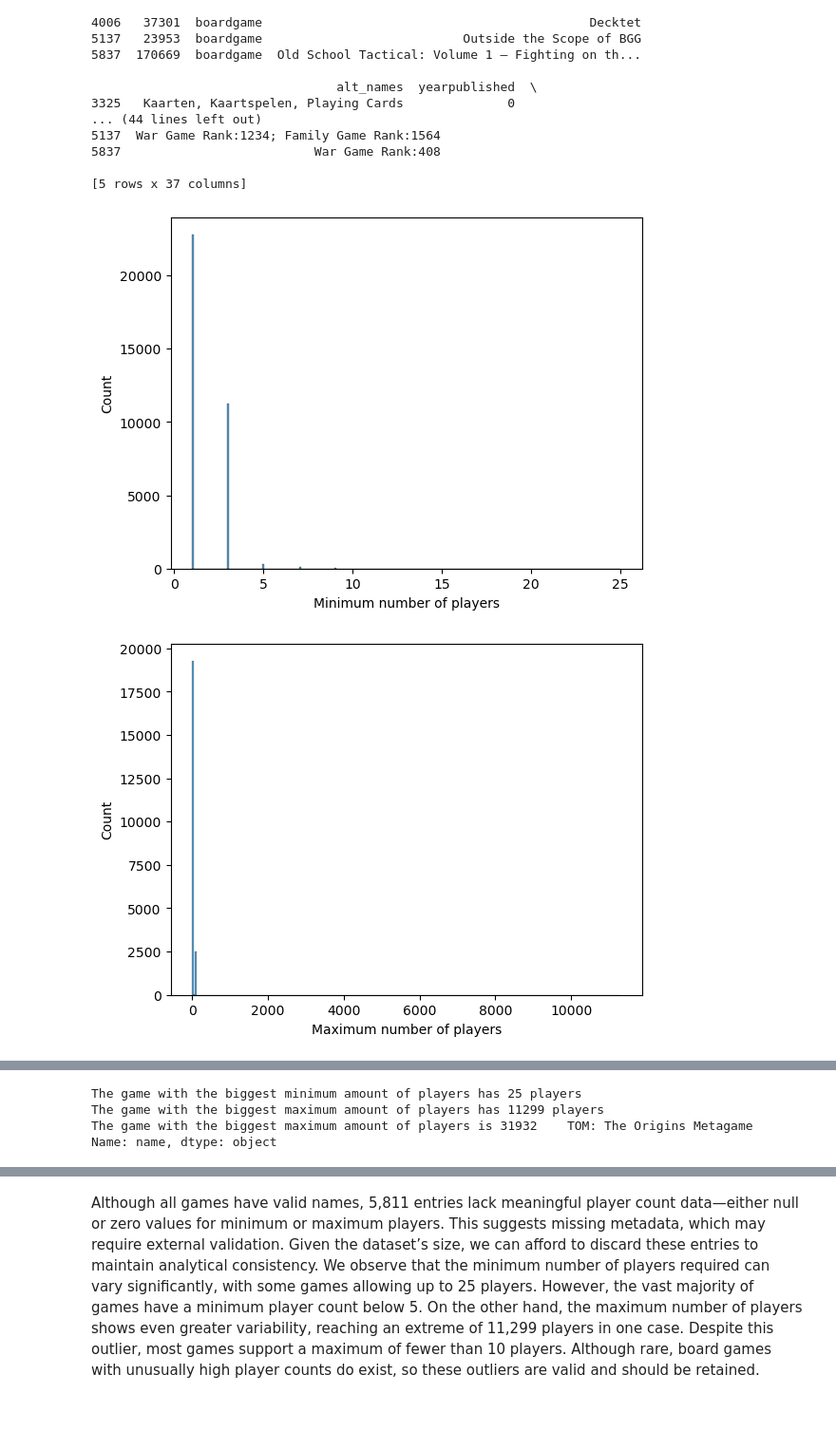
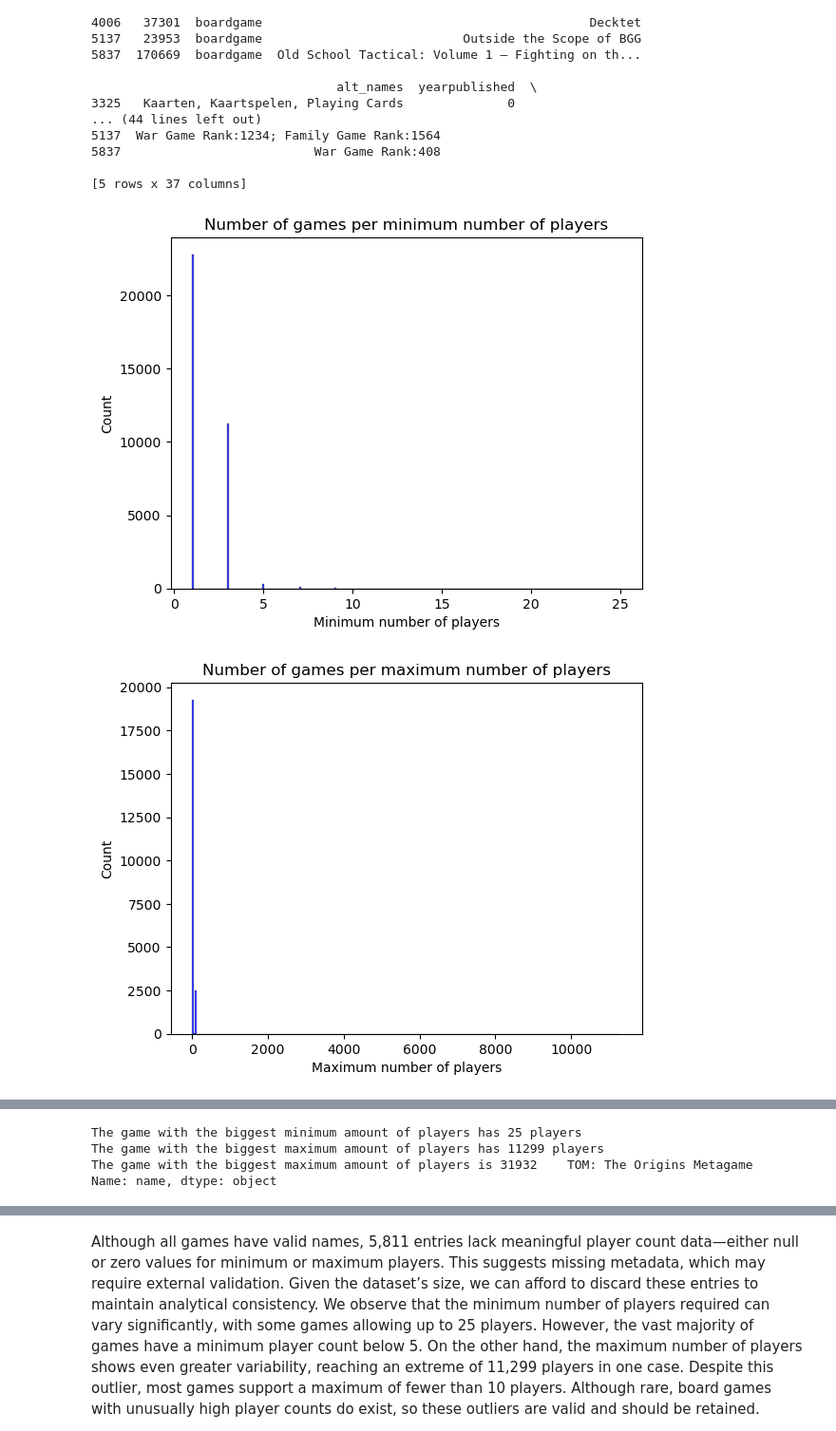
Before and after one commit to LsFaria04/PRI_Board_Games_Search_System, a Jupyter notebook: analysis.ipynb, the cells around one changed output, grey strips where cells are left out. Shown at 95% size. Drawn from its saved outputs; the diff is of its cells as text; code cells hidden in the pictures; blank space fills up the shorter version.

```diff
--- a/analysis.ipynb
+++ b/analysis.ipynb
@@ -86,41 +89,70 @@ max_players_non_null = df.loc[df["maxplayers"].notna() & df["maxplayers"] != 0]
 max_players_below_100 = max_players_non_null.loc[max_players_non_null["maxplayers"] < 100]
 max_players_below_10 = max_players_non_null.loc[max_players_non_null["maxplayers"] < 10]
 
-sb.histplot(min_players_non_null, x = "minplayers")
+sb.histplot(min_players_non_null, x = "minplayers", color="blue")
 plt.xlabel("Minimum number of players")
 plt.ylabel("Count")
+plt.title("Number of games per minimum number of players")
 plt.show()
 
-sb.histplot(max_players_non_null, x = "maxplayers")
+sb.histplot(max_players_non_null, x = "maxplayers", color="blue")
 plt.xlabel("Maximum number of players")
 plt.ylabel("Count")
+plt.title("Number of games per maximum number of players")
 plt.show()
 
-sb.histplot(max_players_below_100, x = "maxplayers")
+sb.histplot(max_players_below_100, x = "maxplayers", color="blue")
 plt.xlabel("Maximum number of players below 100")
 plt.ylabel("Count")
+plt.title("Number of games per maximum number of players (below 100)")
 plt.show()
 
-sb.histplot(max_players_below_10, x = "maxplayers")
+sb.histplot(max_players_below_10, x = "maxplayers", color="blue")
 plt.xlabel("Maximum number of players below 10")
 plt.ylabel("Count")
+plt.title("Number of games per maximum number of players (below 10)")
 plt.show()
 
 sb.boxplot(min_players_non_null, y = "minplayers")
+plt.ylabel("Minimum number of players")
+plt.title("Distribution of minimum ages")
 plt.show()
 
 sb.boxplot(max_players_non_null, y = "maxplayers")
+plt.ylabel("Maximum number of players")
+plt.title("Distribution of maximum ages")
 plt.show()
 
 sb.boxplot(max_players_below_100, y = "maxplayers")
+plt.ylabel("Maximum number of players")
+plt.title("Distribution of maximum ages (below 100)")
 plt.show()
 
 sb.boxplot(max_players_below_10, y = "maxplayers")
+plt.ylabel("Maximum number of players")
+plt.title("Distribution of maximum ages (below 10)")
 plt.show()
+
+# Create groups
+counts = pd.Series({
+    "<10": (df["maxplayers"] < 10).sum(),
+    ">=10 and <100": ((df["maxplayers"] >= 10) & (df["maxplayers"] < 100)).sum(),
+    ">=100 and < 1000": ((df["maxplayers"] >= 100) & (df["maxplayers"] < 1000)).sum(),
+    ">=1000": ((df["maxplayers"] >= 1000)).sum()
+})
+percentages = counts / counts.sum() * 100
+max_players_percentage =  pd.DataFrame([percentages])
+max_players_percentage.plot(
+    kind="bar", stacked=True, color=sb.color_palette("YlGnBu")
+)
+plt.ylabel("Percentage")
+plt.title("Percentage of number of games per number of maximum players")
+plt.legend(bbox_to_anchor=(1.05, 1), loc="upper left", borderaxespad=0, title = "Maximum number of players")
+plt.tight_layout()
 
 print(f'The game with the biggest minimum amount of players has {max(min_players_non_null["minplayers"])} players')
 print(f'The game with the biggest maximum amount of players has {max(max_players_non_null["maxplayers"])} players')
 print(f'The game with the biggest maximum amount of players is {max_players_non_null.loc[df["maxplayers"] == max(max_players_non_null["maxplayers"]), "name"]}')
 # %% [output]
-[figure, old version]
+[figure, new version]
-[figure, old version]
+[figure, new version]
```
Also changed, not shown: parts of 18 cells of this notebook, 1 other file.
